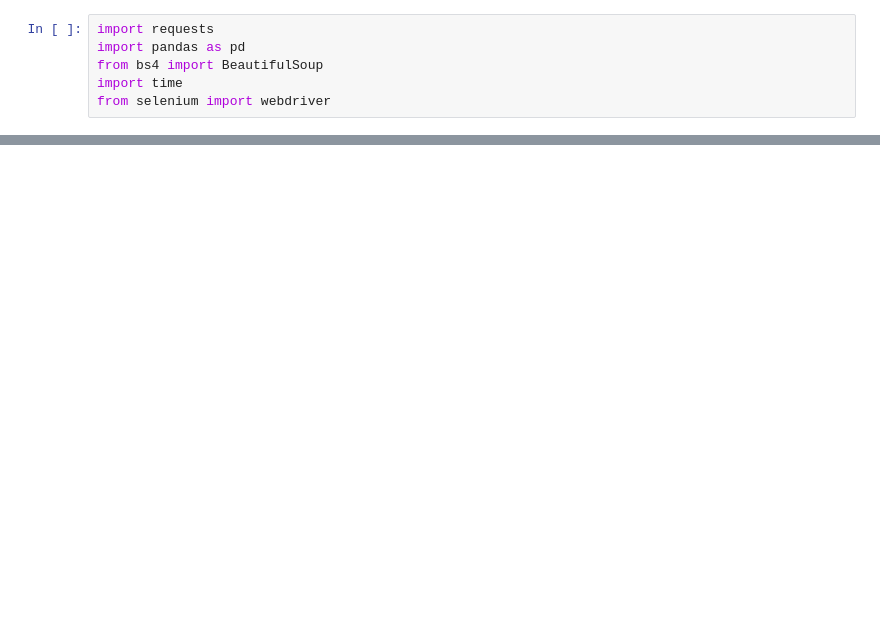
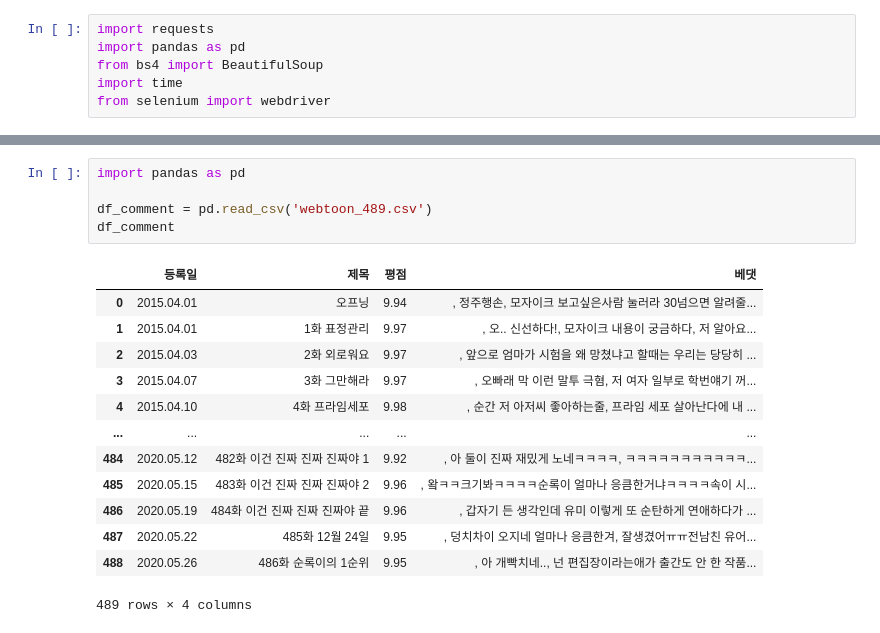
Before and after one commit to mel-f-dev/Web_Crawling, a Jupyter notebook: webtoon.ipynb, the cells around one changed output, grey strips where cells are left out. Drawn from its saved outputs; the diff is of its cells as text; blank space fills up the shorter version.

```diff
--- a/webtoon.ipynb
+++ b/webtoon.ipynb
@@ -43,0 +46,19 @@ if __name__=='__main__':
+# %%
+import pandas as pd
+
+df_comment = pd.read_csv('webtoon_489.csv')
+df_comment
+# %% [output]
+|  | 등록일 | 제목 | 평점 | 베댓 |
+| 0 | 2015.04.01 | 오프닝 | 9.94 | , 정주행손, 모자이크 보고싶은사람 눌러라 30넘으면 알려줄... |
+| 1 | 2015.04.01 | 1화 표정관리 | 9.97 | , 오.. 신선하다!, 모자이크 내용이 궁금하다, 저 알아요... |
+| 2 | 2015.04.03 | 2화 외로워요 | 9.97 | , 앞으로 엄마가 시험을 왜 망쳤냐고 할때는 우리는 당당히 ... |
+| 3 | 2015.04.07 | 3화 그만해라 | 9.97 | , 오빠래 막 이런 말투 극혐, 저 여자 일부로 학번얘기 꺼... |
+| 4 | 2015.04.10 | 4화 프라임세포 | 9.98 | , 순간 저 아저씨 좋아하는줄, 프라임 세포 살아난다에 내 ... |
+| ... | ... | ... | ... | ... |
+| 484 | 2020.05.12 | 482화 이건 진짜 진짜 진짜야 1 | 9.92 | , 아 둘이 진짜 재밌게 노네ㅋㅋㅋㅋ, ㅋㅋㅋㅋㅋㅋㅋㅋㅋㅋㅋ... |
+| 485 | 2020.05.15 | 483화 이건 진짜 진짜 진짜야 2 | 9.96 | , 왘ㅋㅋ크기봐ㅋㅋㅋㅋ순록이 얼마나 응큼한거냐ㅋㅋㅋㅋ속이 시... |
+| 486 | 2020.05.19 | 484화 이건 진짜 진짜 진짜야 끝 | 9.96 | , 갑자기 든 생각인데 유미 이렇게 또 순탄하게 연애하다가 ... |
+| 487 | 2020.05.22 | 485화 12월 24일 | 9.95 | , 덩치차이 오지네 얼마나 응큼한겨, 잘생겼어ㅠㅠ전남친 유어... |
+| 488 | 2020.05.26 | 486화 순록이의 1순위 | 9.95 | , 아 개빡치네.., 넌 편집장이라는애가 출간도 안 한 작품... |
+489 rows × 4 columns
```
Also changed, not shown: parts of 15 cells of this notebook, 1 other file.
